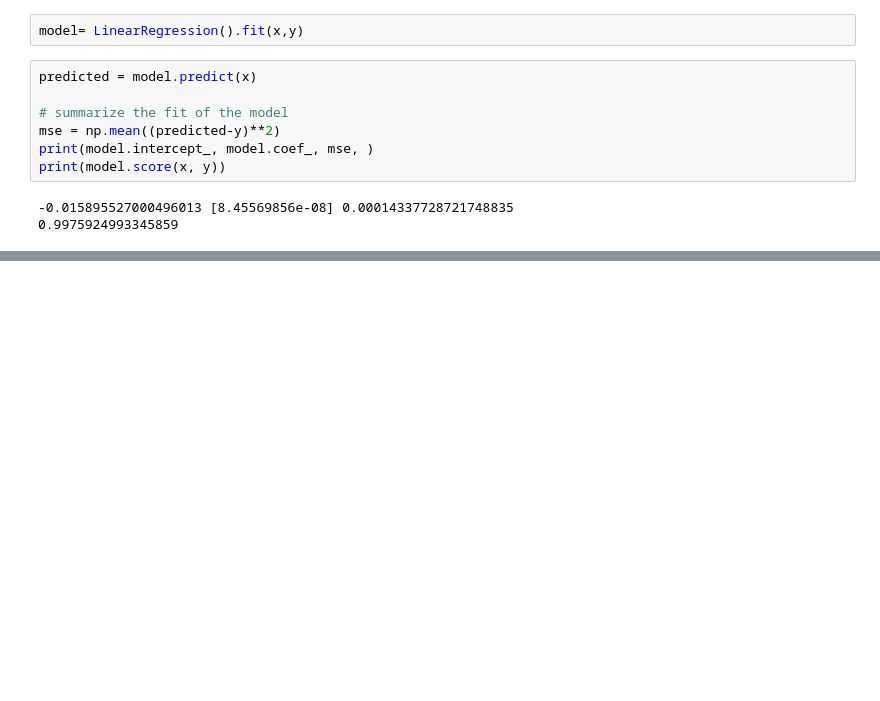
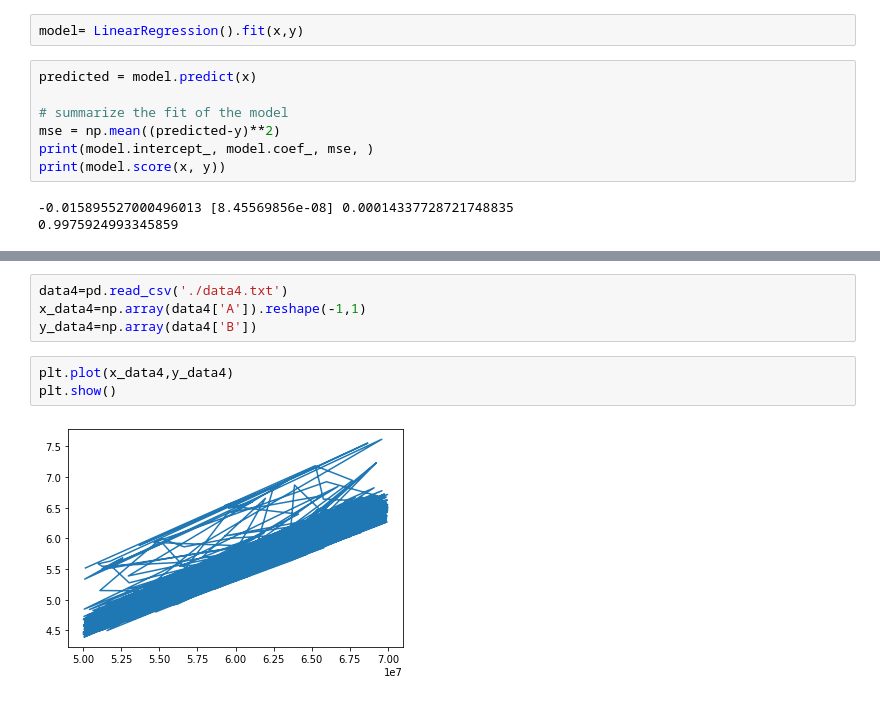
Before and after one commit to hoangquan1105/CS114.L21, a Jupyter notebook: LinearRegression_Example.ipynb, the cells around one changed output, grey strips where cells are left out. Drawn from its saved outputs; the diff is of its cells as text; blank space fills up the shorter version.

```diff
--- a/LinearRegression_Example.ipynb
+++ b/LinearRegression_Example.ipynb
@@ -42,0 +58,9 @@ print(model.score(x, y))
+# %%
+data4=pd.read_csv('./data4.txt')
+x_data4=np.array(data4['A']).reshape(-1,1)
+y_data4=np.array(data4['B'])
+# %%
+plt.plot(x_data4,y_data4)
+plt.show()
+# %% [output]
+[figure, added]
```
Also changed, not shown: parts of 5 cells of this notebook.
